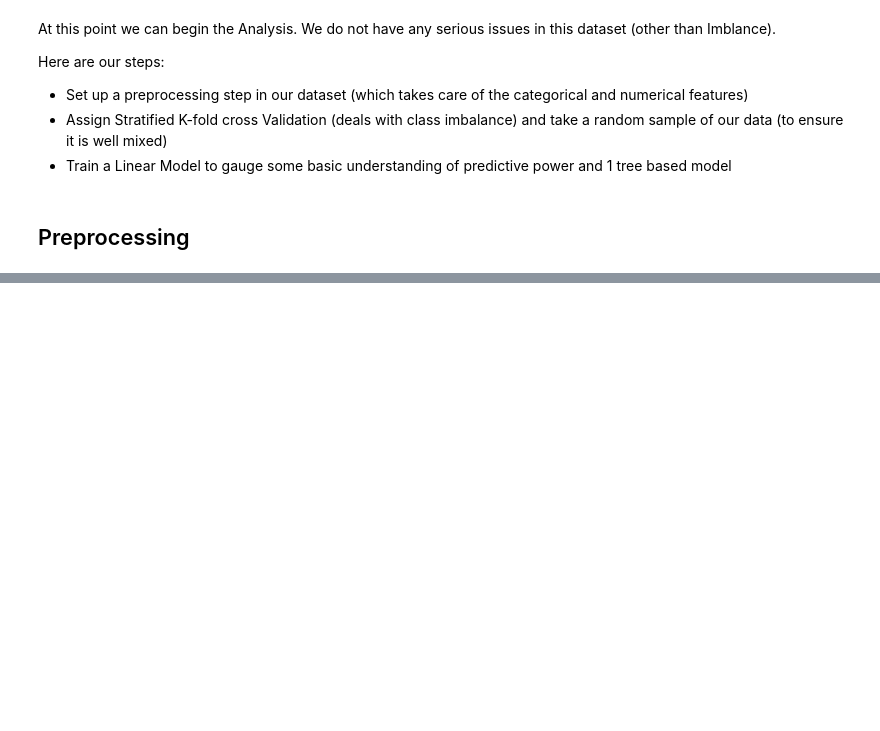
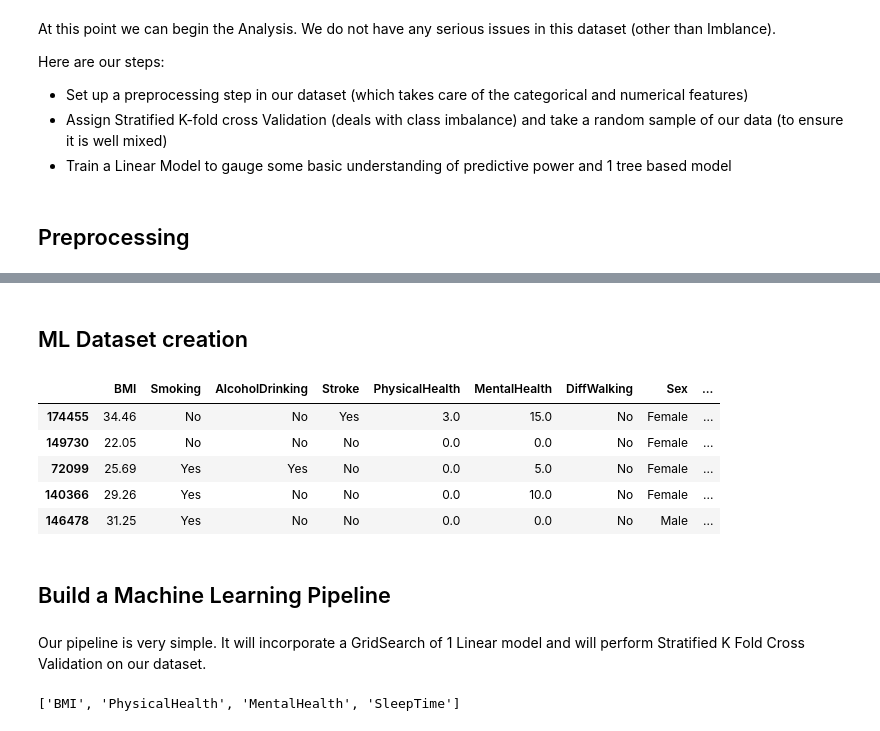
Before and after one commit to Afraz496/kaggle_projects, a Jupyter notebook: Heart Disease/heart_disease.ipynb, the cells around one changed output, grey strips where cells are left out. Cells and saved outputs as stored; diff of their text form; code cells hidden in the pictures; blank space fills up the shorter version.

Commit message:
Finished first linear model, rerunning notebook at the end

```diff
--- a/Heart Disease/heart_disease.ipynb
+++ b/Heart Disease/heart_disease.ipynb
@@ -105,0 +109,2 @@ The preprocessor function is ready, now we must separate out
+# %% [markdown]
+## ML Dataset creation
@@ -105,0 +113,43 @@ The preprocessor function is ready, now we must separate out
+# %%
+def makeXy(df, predictor):
+    """
+    Separate your data into X and y
+
+    Parameters
+    ----------
+    df: DataFrame
+        Raw Data
+    predictor: str
+        Predictor column (one of the columns of df)
+
+    Returns
+    -------
+    X : DataFrame
+        Dataframe of Features
+    y : DataFrame
+        DataFrame of Predictor
+    features : List
+        List of Features (in the Raw data)
+    """
+    y = df[[predictor]]
+    features = df.columns.to_list()
+    features.remove(predictor)
+    X = df[features]
+    return X, y, features
+# %%
+X, y, features = makeXy(df, 'HeartDisease')
+# %%
+X_train, X_test, y_train, y_test = train_test_split(X, y, test_size=0.3, random_state=SEED, shuffle=True, stratify=y)
+# %%
+X_train.head()
+# %% [output]
+|  | BMI | Smoking | AlcoholDrinking | Stroke | PhysicalHealth | MentalHealth | DiffWalking | Sex | ... |
+| 174455 | 34.46 | No | No | Yes | 3.0 | 15.0 | No | Female | ... |
+| 149730 | 22.05 | No | No | No | 0.0 | 0.0 | No | Female | ... |
+| 72099 | 25.69 | Yes | Yes | No | 0.0 | 5.0 | No | Female | ... |
+| 140366 | 29.26 | Yes | No | No | 0.0 | 10.0 | No | Female | ... |
+| 146478 | 31.25 | Yes | No | No | 0.0 | 0.0 | No | Male | ... |
+# %% [markdown]
+## Build a Machine Learning Pipeline
+# %% [markdown]
+Our pipeline is very simple. It will incorporate a GridSearch of 1 Linear model and will perform Stratified K Fold Cross Validation on our dataset.
@@ -105,0 +163,4 @@ The preprocessor function is ready, now we must separate out
+# %%
+numeric_features
+# %% [output]
+['BMI', 'PhysicalHealth', 'MentalHealth', 'SleepTime']
```
Also changed, not shown: parts of 20 cells of this notebook, 1 other file.
